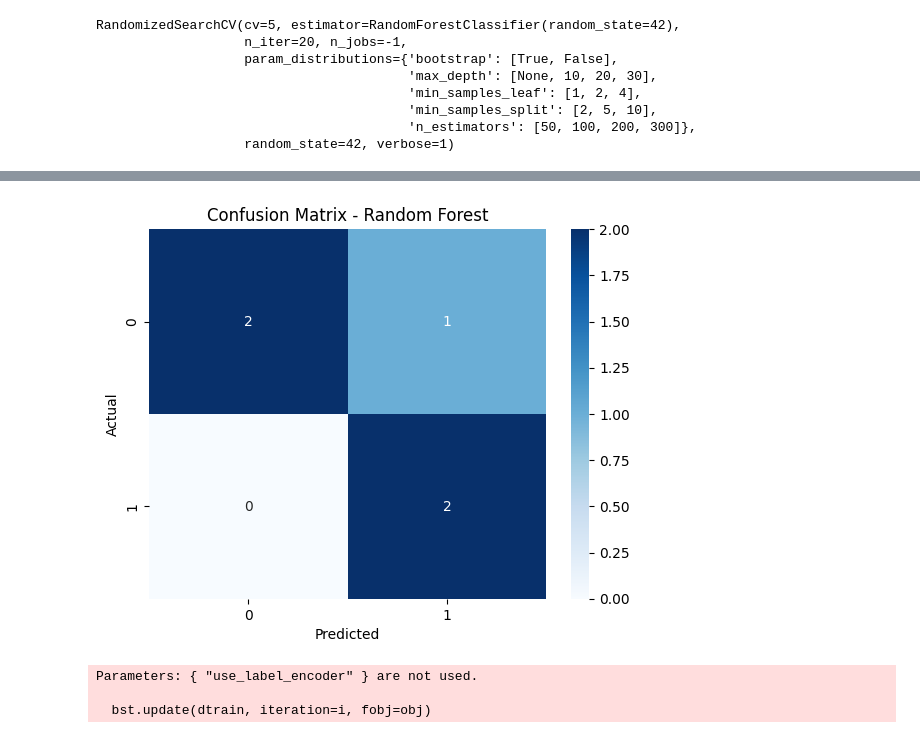
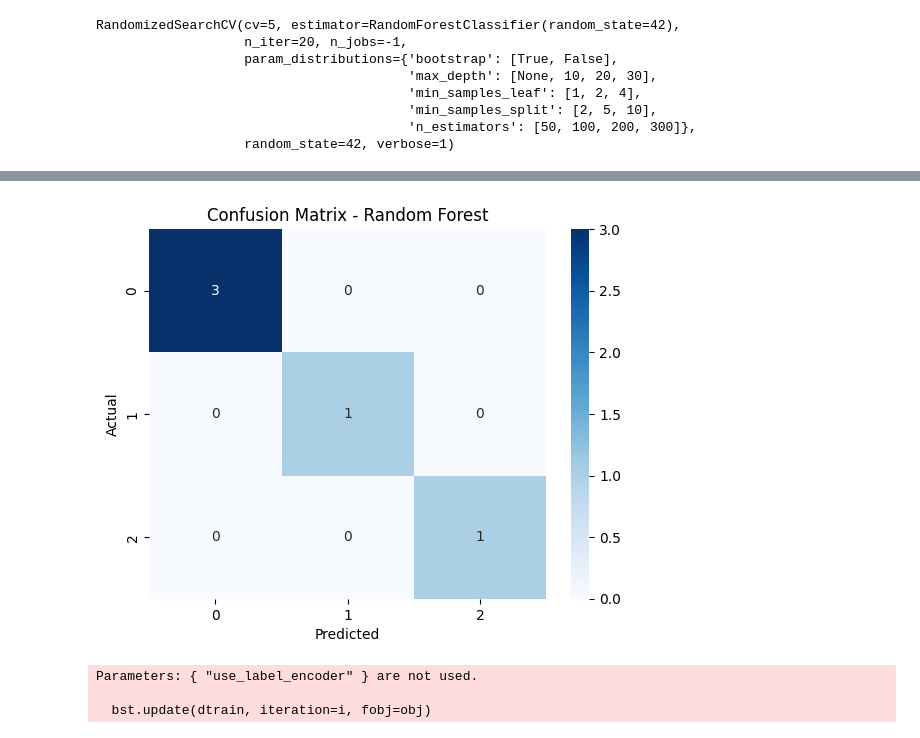
Before and after one commit to Raiyankhan640/Khan_Raiyan_Ibne_Reza_2221236042_CSE445, a Jupyter notebook: Folder 2/mini_project_2.ipynb, the cells around one changed output, grey strips where cells are left out. Saved outputs shown, nothing was run; the diff lists cells and outputs as text; code cells hidden in the pictures.

```diff
--- a/Folder 2/mini_project_2.ipynb
+++ b/Folder 2/mini_project_2.ipynb
@@ -213,14 +214,14 @@ accuracy_score(y_test, y_pred)
 # %%
 # Confusion Matrix for Random Forest
-cm_rf = confusion_matrix(y_test, y_pred_rf)
+cm_rf = confusion_matrix(y_test, y_pred)
 
 sns.heatmap(cm_rf, annot=True, fmt='d', cmap="Blues")
 plt.title("Confusion Matrix - Random Forest")
 plt.xlabel("Predicted")
 plt.ylabel("Actual")
 plt.show()
 # %% [output]
-[figure, old version]
+[figure, new version]
 # %%
 #Training XgBoost
 from xgboost import XGBClassifier
```
Also changed, not shown: parts of 11 cells of this notebook, 2 other files.
